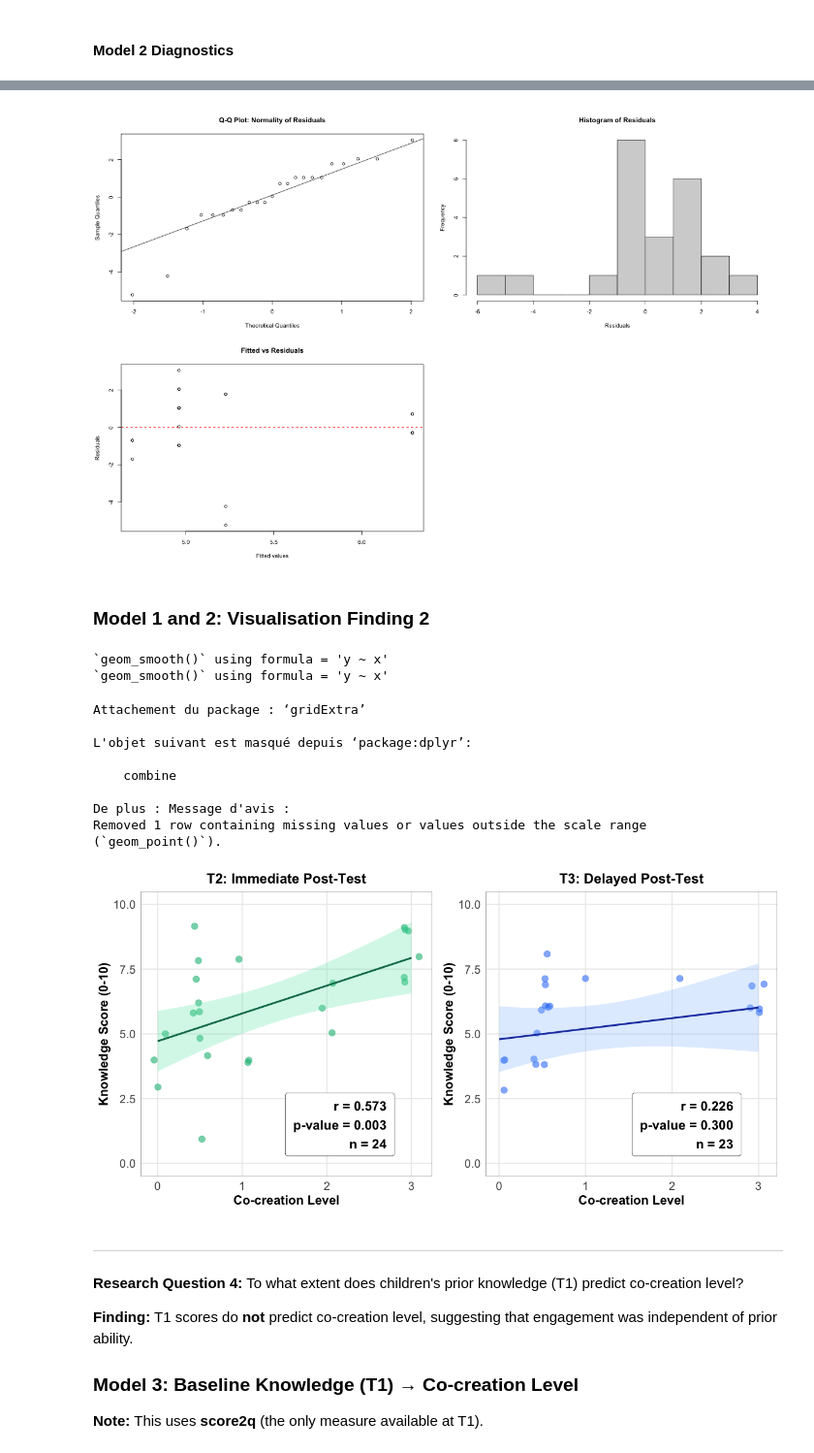
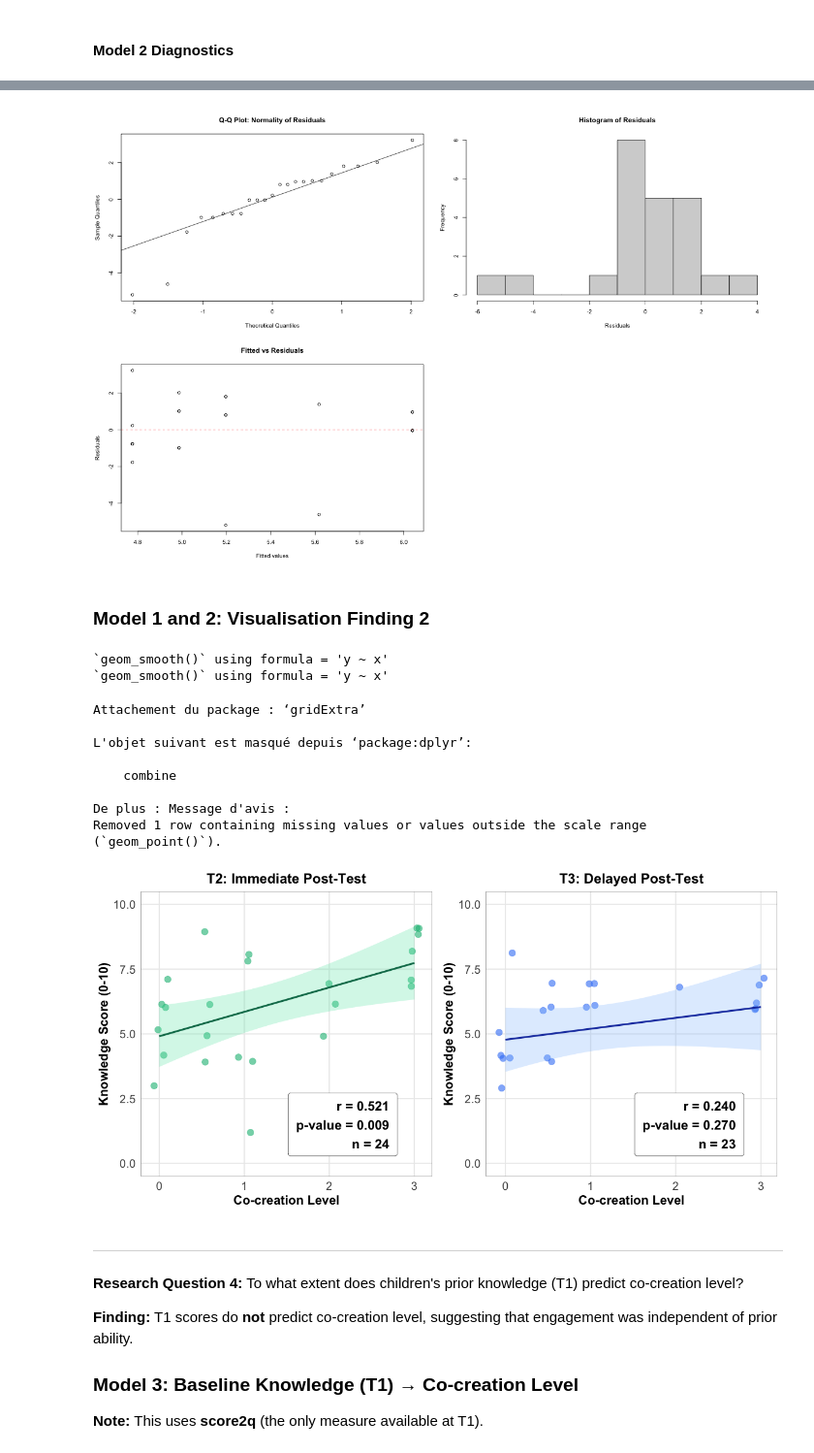
Before and after one commit to OlgaMuss/LLM_Frames_Paper, a Jupyter notebook: Manuscript/Supplementary_Materials/S5_Pilot_Statistical_Analysis.ipynb, the cells around one changed output, grey strips where cells are left out. Shown at 97% size. Cells and saved outputs as stored; diff of their text form; code cells hidden in the pictures.

```diff
--- a/Manuscript/Supplementary_Materials/S5_Pilot_Statistical_Analysis.ipynb
+++ b/Manuscript/Supplementary_Materials/S5_Pilot_Statistical_Analysis.ipynb
@@ -131,7 +131,7 @@ mapping <- df_engagement %>%
   filter(!is.na(`Participant ID`), !is.na(Group))
 
 # Extract co-creation column
-cocreation_col <- "Co-creation Level (0:LLM did it all, 1: concepts by students/rest llm, 2: concepts by the students, co-creation of the mnemonic, 3: mainly by students)"
+cocreation_col <- "Final Co-creation level"
 
 df_cocreation_clean <- df_cocreation %>%
   select(Group, Cocreation_Level = all_of(cocreation_col)) %>%
@@ -1106,7 +1107,7 @@ plot(fitted(model2_lmer), resid(model2_lmer), main = "Fitted vs Residuals",
 abline(h = 0, lty = 2, col = "red")
 par(mfrow = c(1, 1))
 # %% [output]
-[figure, old version]
+[figure, new version]
 # %% [markdown]
 ### Model 1 and 2: Visualisation Finding 2
 # %%
@@ -1175,35 +1176,39 @@ p2 <- ggplot(df_t2_t3 %>% filter(Timepoint == "T3"),
            fill = "white", label.padding = unit(0.5, "lines")) +
   labs(
     title = "T3: Delayed Post-Test",
     x = "Co-creation Level",
     y = "Knowledge Score (0-10)"
   ) +
   scale_x_continuous(breaks = 0:3) +
   ylim(0, 10) +
   theme_minimal(base_size = 20) +
   theme(
     plot.title = element_text(face = "bold", size = 24, hjust = 0.5),
     axis.title = element_text(face = "bold", size = 22),
     axis.text = element_text(size = 20),
     panel.grid.minor = element_blank(),
     panel.border = element_rect(color = "gray50", fill = NA, linewidth = 0.5)
   )
 
 # Combine plots (title embedded in individual plots)
-grid.arrange(p1, p2, ncol = 2)
+combined_plot <- grid.arrange(p1, p2, ncol = 2)
+
+# Save the combined plot
+ggsave("../../Manuscript/Images for manuscript/Figure 9 T2 and T3.png",
+       combined_plot, width = 12, height = 6, dpi = 300, units = "in")
 # %% [output]
 `geom_smooth()` using formula = 'y ~ x'
 `geom_smooth()` using formula = 'y ~ x'
 Attachement du package : ‘gridExtra’
 
 L'objet suivant est masqué depuis ‘package:dplyr’:
 
     combine
 
 De plus : Message d'avis :
 Removed 1 row containing missing values or values outside the scale range
 (`geom_point()`).
-[figure, old version]
+[figure, new version]
 # %% [markdown]
 ---
 
```
Also changed, not shown: parts of 23 cells of this notebook, 10 other files.
